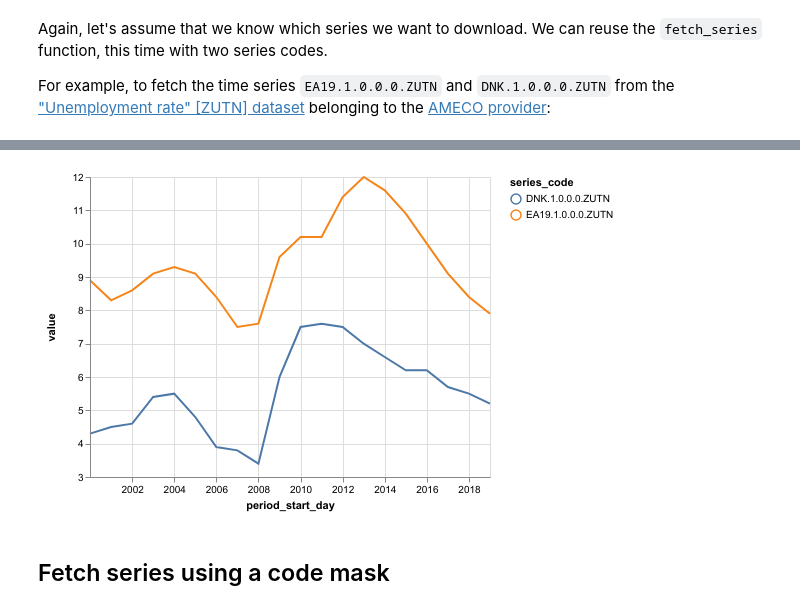
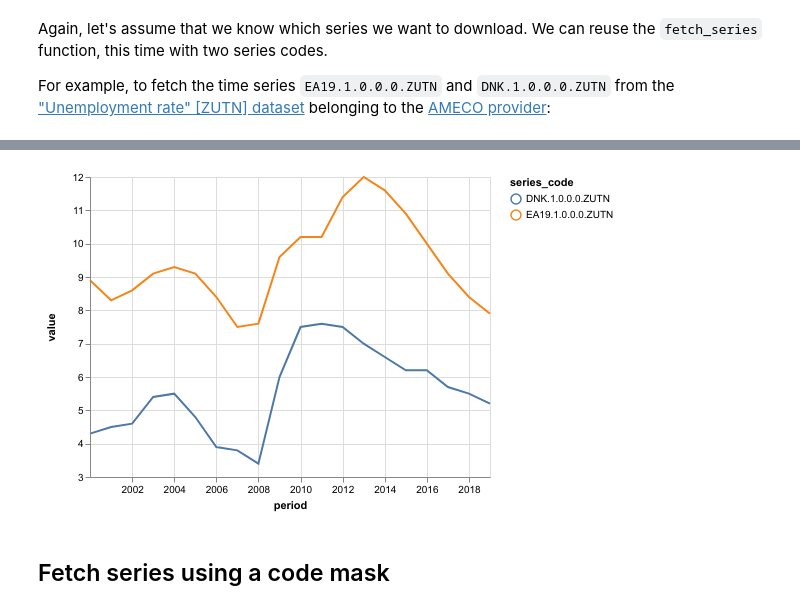
Before and after one commit to ceschi/dbnomics-python-client, a Jupyter notebook: index.ipynb, the cells around one changed output, grey strips where cells are left out. Cells and saved outputs as stored; diff of their text form; code cells hidden in the pictures.

```diff
--- a/index.ipynb
+++ b/index.ipynb
@@ -110,15 +110,15 @@ df2.head()
 # %%
-df2_clean = clean_dataframe(df2).query("period_start_day >= '2000'")
+df2_clean = clean_dataframe(df2).query("period >= '2000'")
 # %%
 chart = Chart(df2_clean).mark_line().encode(
-    x='period_start_day',
+    x='period',
     y=Y('value', scale=Scale(zero=False)),
     color='series_code',
 )
 chart
 # %% [output]
 [interactive output not drawn]
-[figure, old version]
+[figure, new version]
 # %% [markdown]
 ## Fetch series using a code mask
 # %% [markdown]
```
Also changed, not shown: parts of 11 cells of this notebook, 4 other files.
